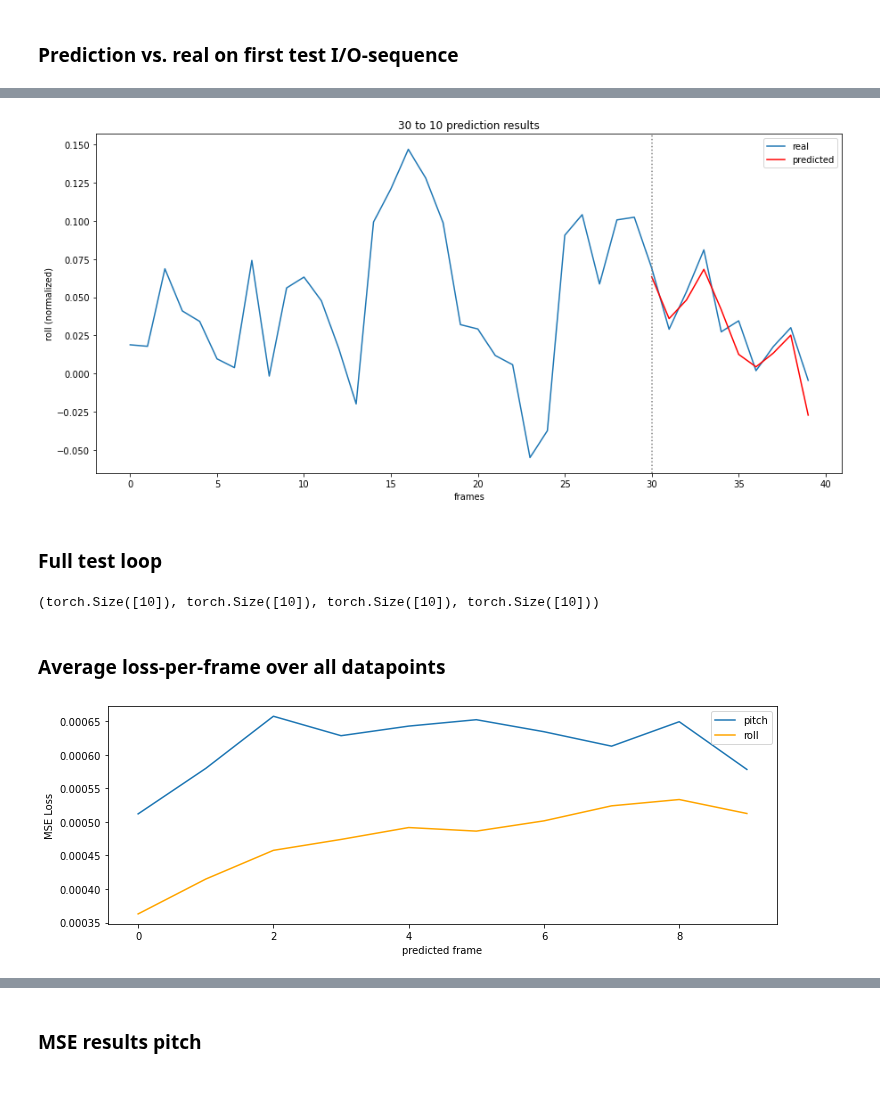
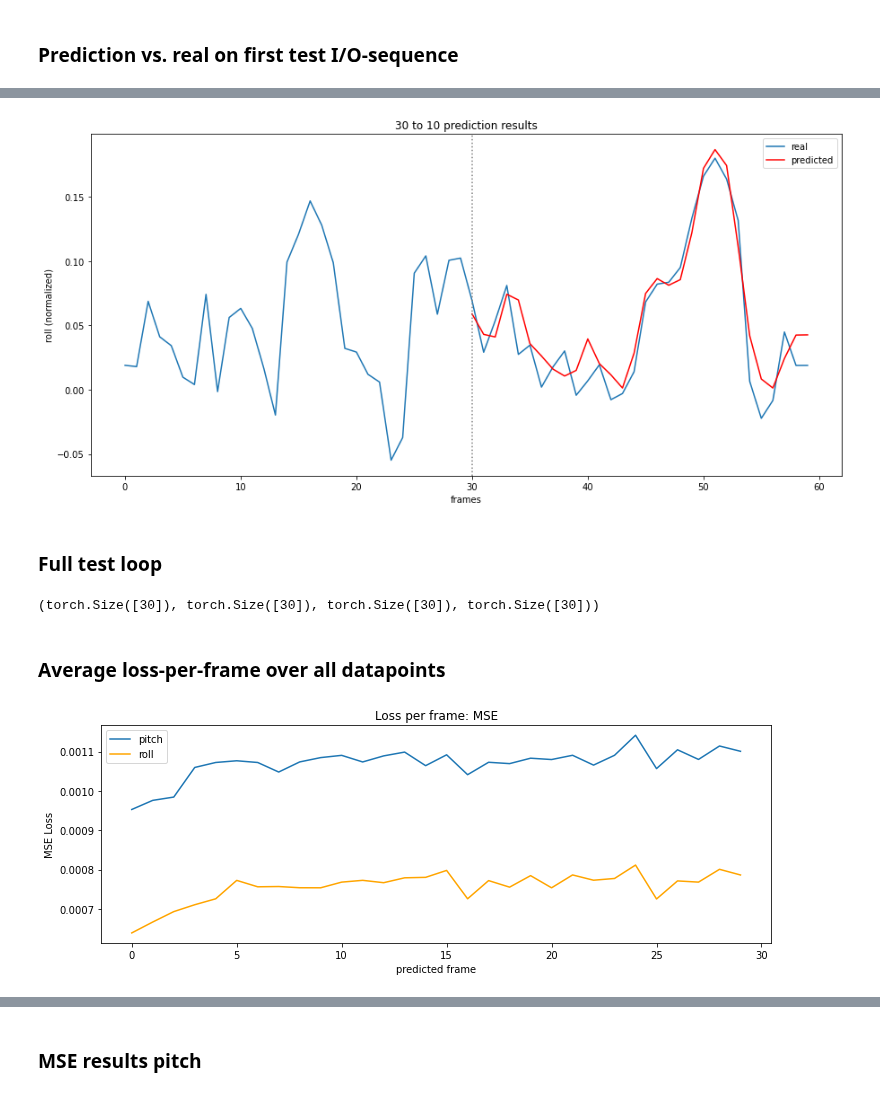
Before and after one commit to lancedw/3D-state-prediction-for-surface-vessels-using-IMU-data-and-images, a Jupyter notebook: code/notebooks/pr_sequence_predictor.ipynb, the cells around one changed output, grey strips where cells are left out. Saved outputs shown, nothing was run; the diff lists cells and outputs as text; code cells hidden in the pictures.

```diff
--- a/code/notebooks/pr_sequence_predictor.ipynb
+++ b/code/notebooks/pr_sequence_predictor.ipynb
@@ -47,7 +47,7 @@ number of workers: 0
 # Constants
 # %%
 FRAMES_IN = 30
-FRAMES_OUT = 10
+FRAMES_OUT = 30
 
 N_EPISODES = 540
 FRAMES_PER_EPISODE = 400
@@ -684,14 +684,14 @@ frames = np.arange(0,FRAMES_IN+FRAMES_OUT)
 fig, ax = plt.subplots(figsize=(15, 7))
 ax.plot(frames, torch.cat((input_sequence[1], output_sequence[1])), label="real")
 ax.plot(frames[FRAMES_IN:], predicted_sequence[1], color="red", label='predicted')
-plt.axvline(x=30, color='grey', linestyle='dotted')
+plt.axvline(x=FRAMES_IN, color='grey', linestyle='dotted')
 ax.set_xlabel('frames')
 ax.set_ylabel('roll (normalized)')
 ax.set_title('30 to 10 prediction results')
 plt.legend()
 plt.show()
 # %% [output]
-[figure, old version]
+[figure, new version]
 # %% [markdown]
 ### Full test loop
 # %%
@@ -729,7 +729,7 @@ for i in range(len(predictions)):
 
 pitch_predictions[0].shape, roll_predictions[0].shape, pitch_label[0].shape, roll_label[0].shape
 # %% [output]
-(torch.Size([10]), torch.Size([10]), torch.Size([10]), torch.Size([10]))
+(torch.Size([30]), torch.Size([30]), torch.Size([30]), torch.Size([30]))
 # %% [markdown]
 ### Average loss-per-frame over all datapoints
 # %%
@@ -755,15 +755,16 @@ for i in tqdm(range(len(pitch_predictions))):
     pitch_total += pitch_lpf
     roll_total += roll_lpf
 
-pitch_total /= total
-roll_total /= total
+pitch_lpf_mse = pitch_total / total
+roll_lpf_mse = roll_total / total
 # %%
 plt.figure(figsize=(12, 4))
-plt.plot(pitch_total, label='pitch')
-plt.plot(roll_total, color='orange', label='roll')
+plt.plot(pitch_lpf_mse, label='pitch')
+plt.plot(roll_lpf_mse, color='orange', label='roll')
 plt.xlabel('predicted frame')
 plt.ylabel('MSE Loss')
+plt.title('Loss per frame: MSE')
 plt.legend()
 plt.show()
 # %% [output]
-[figure, old version]
+[figure, new version]
```
Also changed, not shown: parts of 16 cells of this notebook, 27 other files.
